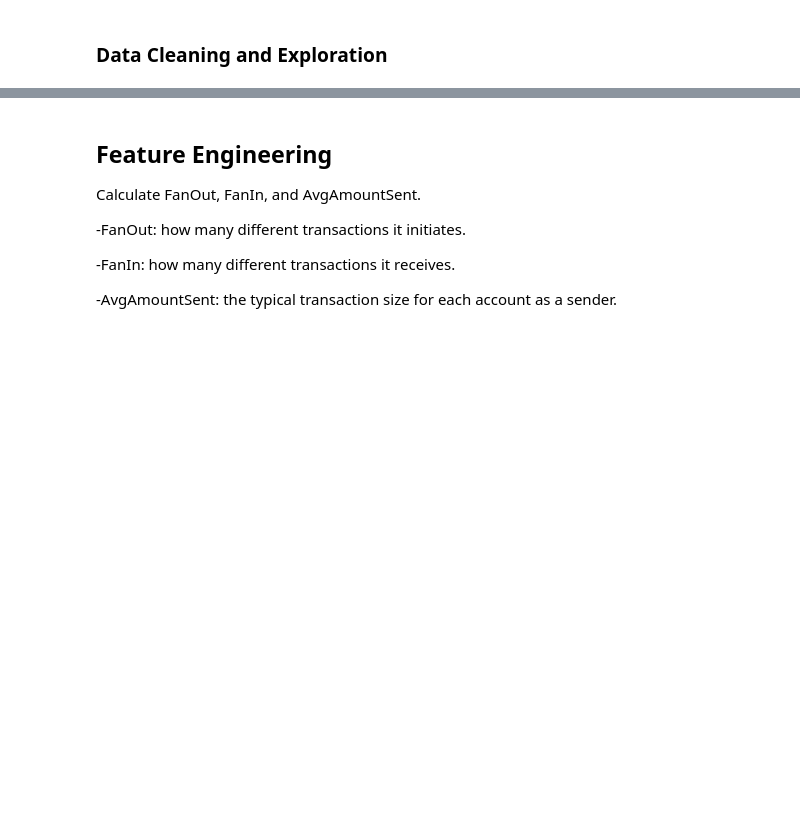
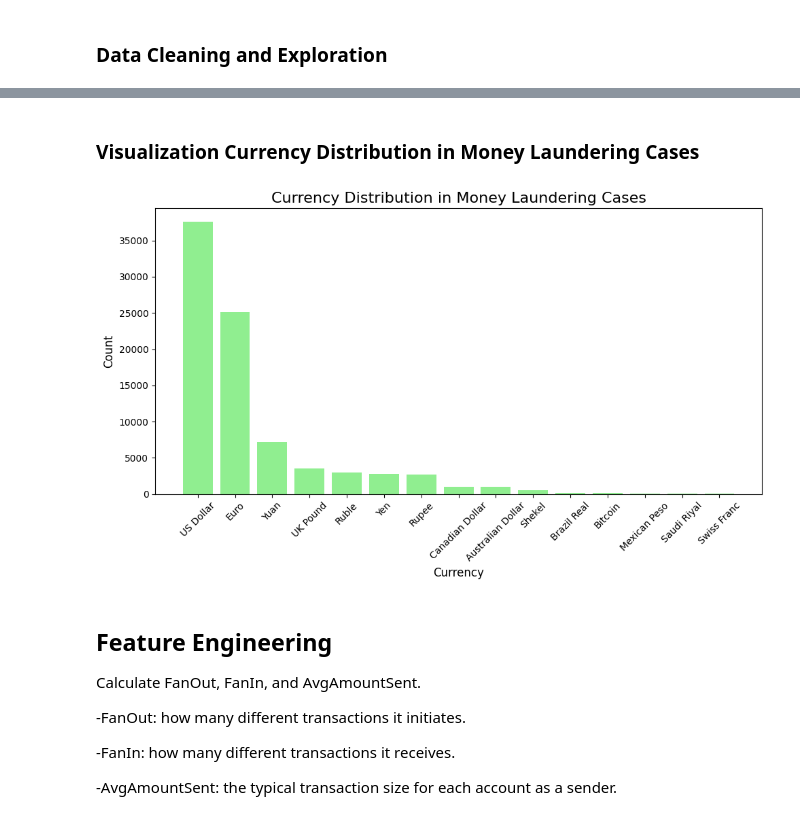
Before and after one commit to nparra75/Anti-MoneyLaunderingDetector, a Jupyter notebook: AntiMoneyLaunderingDetector.ipynb, the cells around one changed output, grey strips where cells are left out. Cells and saved outputs as stored; diff of their text form; code cells hidden in the pictures; blank space fills up the shorter version.

```diff
--- a/AntiMoneyLaunderingDetector.ipynb
+++ b/AntiMoneyLaunderingDetector.ipynb
@@ -569,3 +697,36 @@ only showing top 20 rows
+# %% [markdown]
+### Visualization Currency Distribution in Money Laundering Cases
+# %%
+# Filter for money laundering cases
+laundering_cases = balanced_df.filter(F.col("isLaundering") == 1)
+
+# Group by Receiving_Currency and count occurrences
+currency_counts = (
+    laundering_cases.groupBy("Receiving_Currency")
+    .agg(F.count("*").alias("Count"))
+    .orderBy(F.desc("Count"))
+)
+
+# Collect the data to prepare for plotting
+data = currency_counts.collect()
+
+# Prepare data for plotting
+currencies = [row["Receiving_Currency"] for row in data]
+counts = [row["Count"] for row in data]
+
+# Create the bar chart
+plt.figure(figsize=(10, 6))
+plt.bar(currencies, counts, color="lightgreen")
+plt.title("Currency Distribution in Money Laundering Cases", fontsize=16)
+plt.xlabel("Currency", fontsize=12)
+plt.ylabel("Count", fontsize=12)
+plt.xticks(rotation=45, fontsize=10)
+plt.tight_layout()
+
+# Show the plot
+plt.show()
+# %% [output]
+[figure, added]
 # %% [markdown]
 ## **Feature Engineering**
 Calculate FanOut, FanIn, and AvgAmountSent.
```
Also changed, not shown: parts of 35 cells of this notebook, 2 other files.
